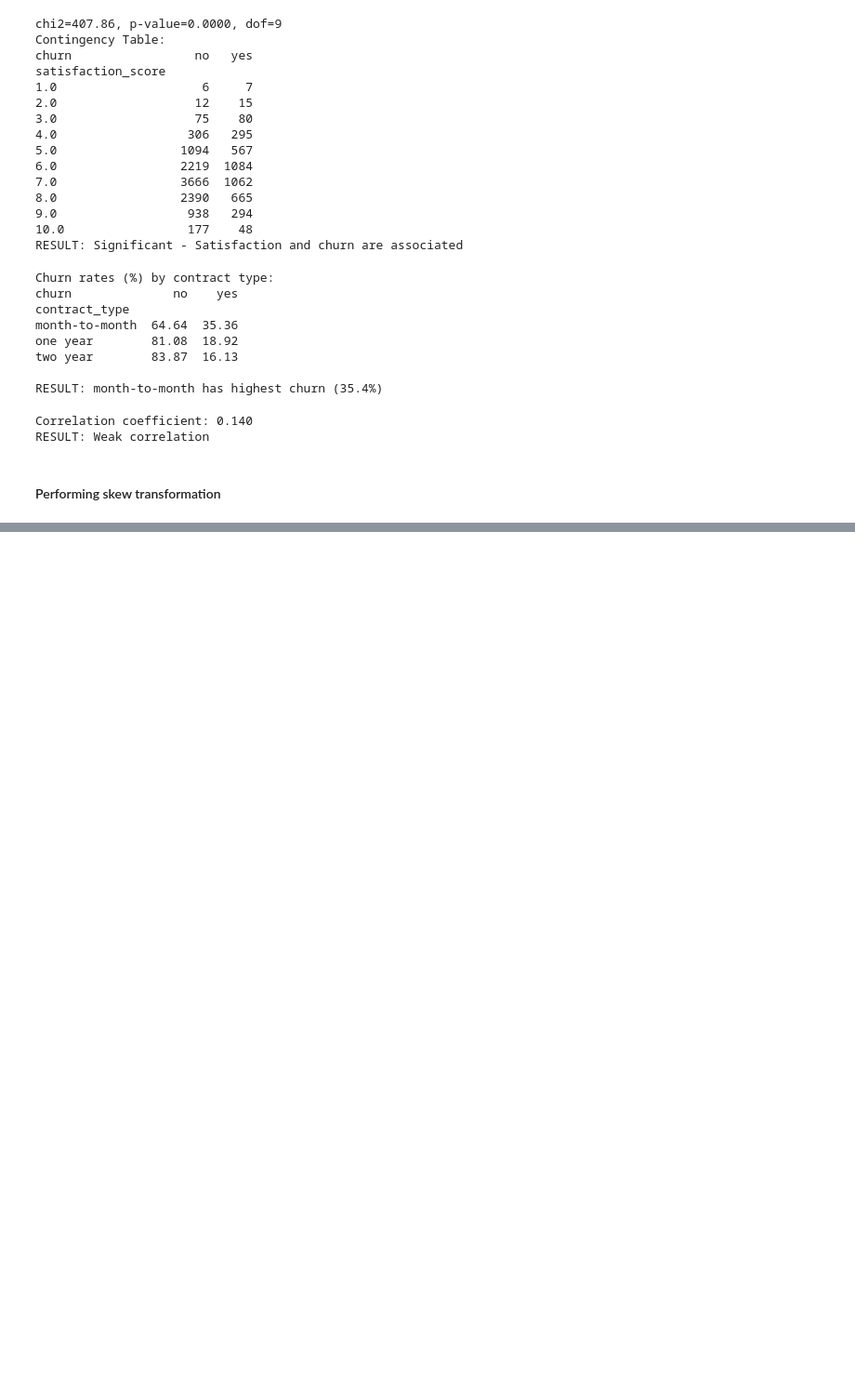
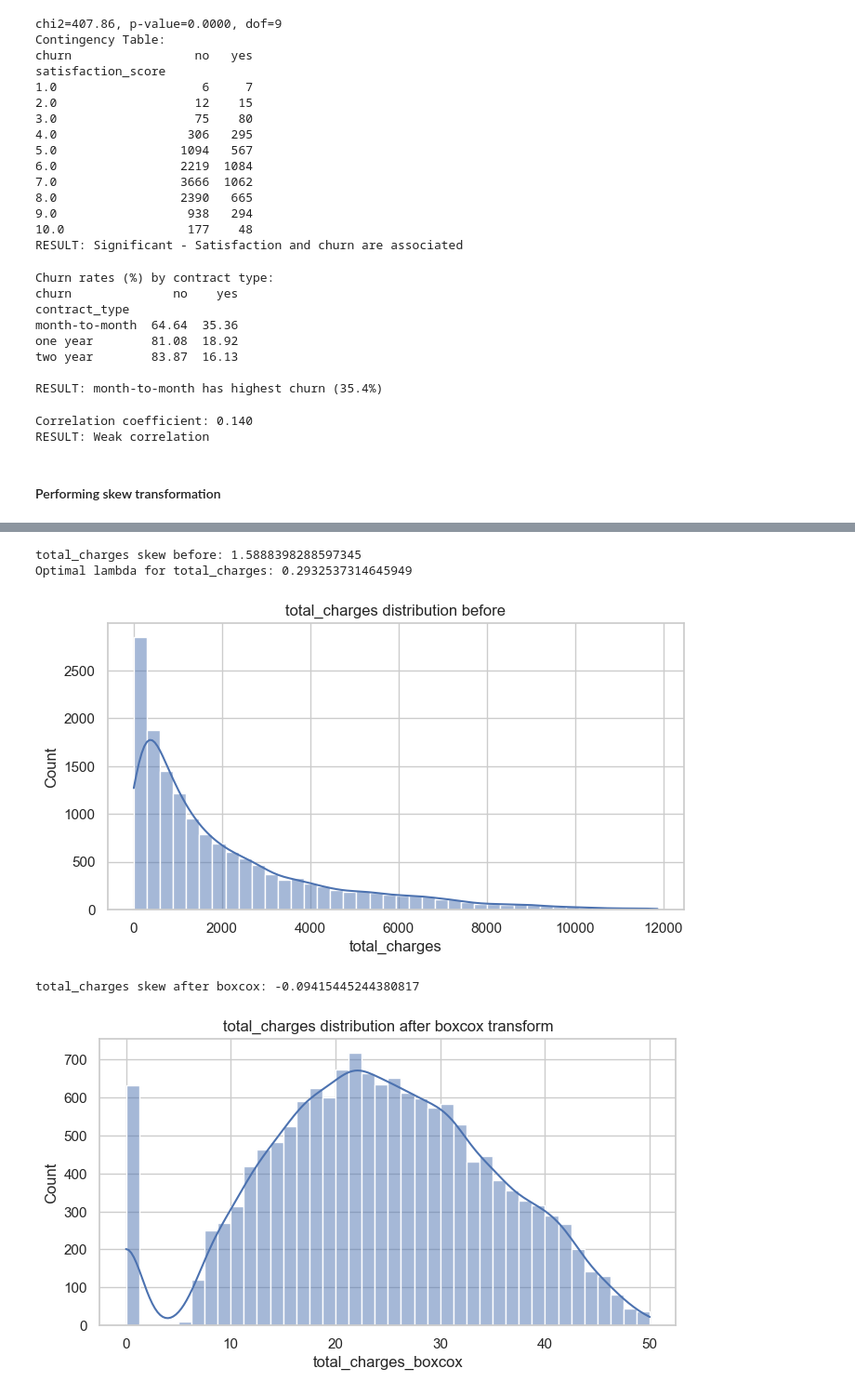
Before and after one commit to njagan04/ds-telecomer_customer_churn, a Jupyter notebook: INT199_Jagan_hypothesis_testing.ipynb, the cells around one changed output, grey strips where cells are left out. Shown at 93% size. Cells and saved outputs as stored; diff of their text form; code cells hidden in the pictures; blank space fills up the shorter version.

```diff
--- a/INT199_Jagan_hypothesis_testing.ipynb
+++ b/INT199_Jagan_hypothesis_testing.ipynb
@@ -463,0 +466,22 @@ tenure_months skew after sqrt: 0.19332930152601807
+# %%
+for col in ['total_charges']:
+    print(col, 'skew before:', df[col].skew())
+    df[f'{col}_boxcox'], lambda_val = boxcox(df[col] + 1)
+    print(f'Optimal lambda for {col}: {lambda_val}')
+
+    plt.figure(figsize=(8,4))
+    sns.histplot(df[col], kde=True, bins=40)
+    plt.title(f'{col} distribution before')
+    plt.show()
+    print(col, 'skew after boxcox:', df[f'{col}_boxcox'].skew())
+
+    plt.figure(figsize=(8,4))
+    sns.histplot(df[f'{col}_boxcox'], kde=True, bins=40)
+    plt.title(f'{col} distribution after boxcox transform')
+    plt.show()
+# %% [output]
+total_charges skew before: 1.5888398288597345
+Optimal lambda for total_charges: 0.2932537314645949
+[figure, added]
+total_charges skew after boxcox: -0.09415445244380817
+[figure, added]
```
Also changed, not shown: parts of 3 cells of this notebook.
